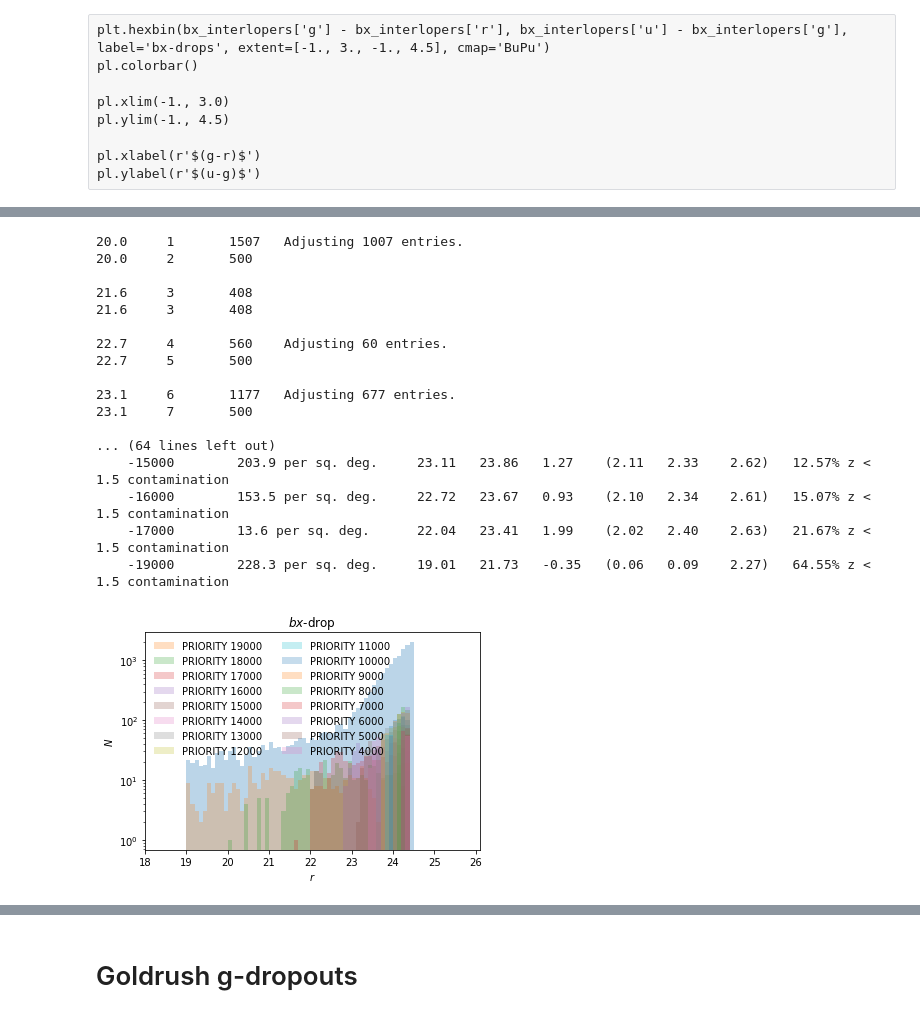
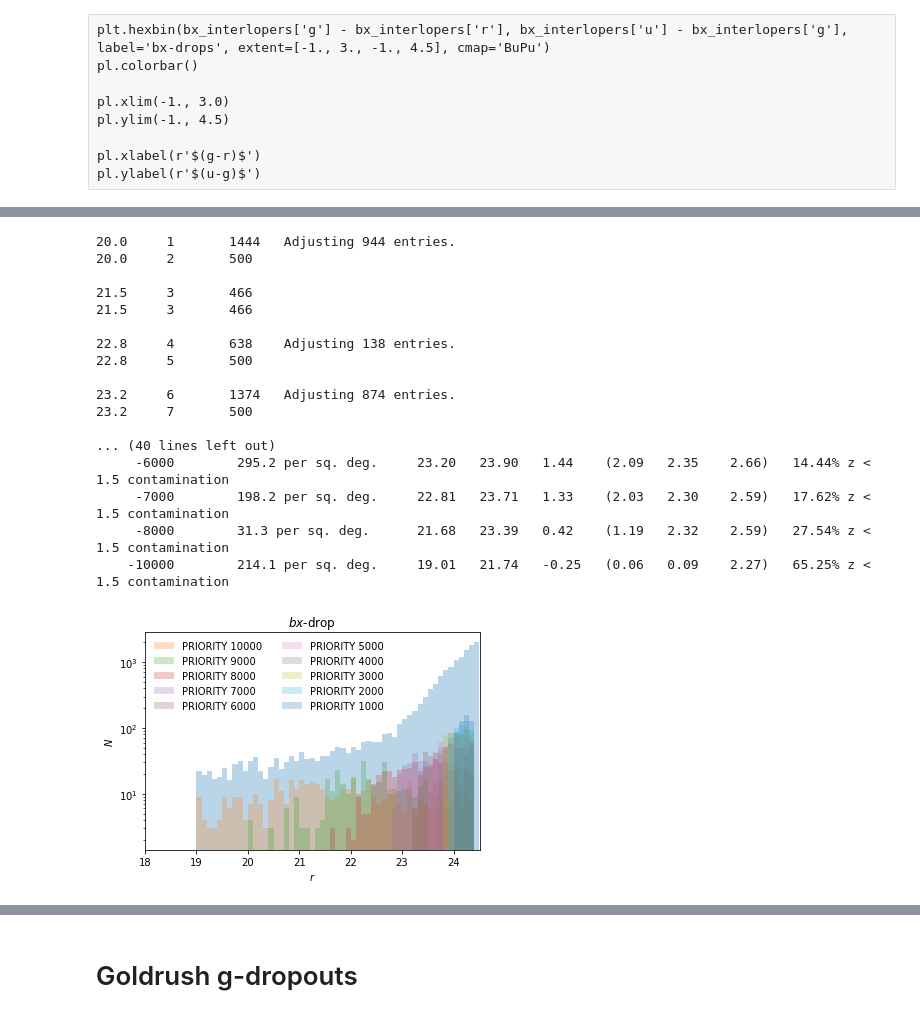
Before and after one commit to michaelJwilson/DESILBG, a Jupyter notebook: target/proposals/docs/desilbg-clauds-v9.ipynb, the cells around one changed output, grey strips where cells are left out. Saved outputs shown, nothing was run; the diff lists cells and outputs as text; code cells hidden in the pictures.

```diff
--- a/target/proposals/docs/desilbg-clauds-v9.ipynb
+++ b/target/proposals/docs/desilbg-clauds-v9.ipynb
@@ -327,5 +328,5 @@ pl.legend(frameon=False)
 # %%
-rlim_udrops = clauds[liu_udrops(clauds, band='r', magmin=19., maglim=26.)]
+rlim_udrops = clauds[liu_udrops(clauds, band='r', magmin=19., maglim=24.5)]
 # %%
 dz          = 0.05
 bins        = np.arange(0.0, 5.0, dz)
@@ -354,5 +355,5 @@ u-dropout interloper percentage of 5.429
 # %%
-def flatmagcat(maglimcat, band, maglim=26.01, debug=False):
+def flatmagcat(maglimcat, band, maglim=24.51, debug=False):
     bins       = np.arange(20., maglim, 0.1)
 
     assert  maglimcat[band].max() <= maglim
@@ -371,7 +372,7 @@ def flatmagcat(maglimcat, band, maglim=26.01, debug=False):
     if debug:
         print(magsampling)
 
-    magsampling                    = 1. / magsampling
+    magsampling                = 1. / magsampling
 
     magsampling                = np.concatenate((magsampling, np.array([0])))
 
@@ -401,7 +402,7 @@ def qa(tiers, band, area):
 
         print('{: 10d} \t {: .1f} per sq. deg. \t {:.2f} \t {:.2f} \t {:.2f} \t ({:.2f} \t {:.2f} \t {:.2f}) \t {:.2f}% z < 1.5 contamination'.format(p, c / area, magmin, meanmag, meanz, quarter, medianz, tquarter, loper_rate))
 # %%
-def reduce(start_id, inputcat, band, ttype, area, maglim=26.1, levels=10, max_inpriority=500, priority_shift=0, reprioritise=True, write=False, debug=False):
+def reduce(start_id, inputcat, band, ttype, area, maglim=24.6, levels=10, max_inpriority=500, priority_shift=0, reprioritise=True, write=False, debug=False):
     bins = np.arange(18., maglim, 0.1)
     result = pl.hist(inputcat[band], bins=bins, alpha=0.3)
     reducecat = Table(inputcat, copy=True)
@@ -447,7 +448,7 @@ def reduce(start_id, inputcat, band, ttype, area, maglim=26.1, levels=10, max_in
     print('\n-------------------------\n')
     print('{} \t {}'.format(total, len(inputcat)))
 
-    pl.xlim(18., 26.1)
+    pl.xlim(18., maglim)
 
     pl.xlabel(r'${}$'.format(band))
     pl.ylabel(r'$N$')
@@ -477,13 +478,13 @@ def reduce(start_id, inputcat, band, ttype, area, maglim=26.1, levels=10, max_in
     del tiers['ISIN']
 
     if write:
-        Path('/global/cscratch1/sd/mjwilson/DESILBG/Feb21/targets/{}drops/'.format(ttype)).mkdir(parents=True, exist_ok=True)
+        Path('/global/cscratch1/sd/mjwilson/DESILBG/Mar21/targets/{}drops/'.format(ttype)).mkdir(parents=True, exist_ok=True)
 
         upriorities = np.unique(tiers['PRIORITY'])
 
         for up in upriorities:
             ptiers  = tiers[tiers['PRIORITY'] == up]
-            ptiers.write('/global/cscratch1/sd/mjwilson/DESILBG/Feb21/targets/{}drops/{}drops-{}.fits'.format(ttype, ttype, str(up).replace('-','m')), format='fits', overwrite=True)
+            ptiers.write('/global/cscratch1/sd/mjwilson/DESILBG/Mar21/targets/{}drops/{}drops-{}.fits'.format(ttype, ttype, str(up).replace('-','m')), format='fits', overwrite=True)
 
     print('\n\n')
 
@@ -493,5 +494,5 @@ def reduce(start_id, inputcat, band, ttype, area, maglim=26.1, levels=10, max_in
 
     return tiers
 # %%
-utiers = reduce(0, rlim_udrops, 'r', 'u', area['u'], reprioritise=False, maglim=26.01, levels=19, write=True)
+utiers = reduce(0, rlim_udrops, 'r', 'u', area['u'], reprioritise=False, maglim=24.51, levels=10, write=True)
 # %% [output]
@@ -604,24 +618,24 @@ start_id
 # %%
-bxtiers = reduce(start_id, bx_clauds, 'r', 'bx', area['u'], levels=16, priority_shift=3000, maglim=24.51, reprioritise=False, debug=False, write=True)
+bxtiers = reduce(start_id, bx_clauds, 'r', 'bx', area['u'], levels=10, priority_shift=0, maglim=24.51, reprioritise=False, debug=False, write=True)
 # %% [output]
-20.0     1       1507   Adjusting 1007 entries.
+20.0     1       1444   Adjusting 944 entries.
 20.0     2       500
 
-21.6     3       408
-21.6     3       408
+21.5     3       466
+21.5     3       466
 
-22.7     4       560    Adjusting 60 entries.
-22.7     5       500
+22.8     4       638    Adjusting 138 entries.
+22.8     5       500
 
-23.1     6       1177   Adjusting 677 entries.
-23.1     7       500
+23.2     6       1374   Adjusting 874 entries.
+23.2     7       500
 
-... (64 lines left out)
-    -15000        203.9 per sq. deg.     23.11   23.86   1.27    (2.11   2.33    2.62)   12.57% z < 1.5 contamination
-    -16000        153.5 per sq. deg.     22.72   23.67   0.93    (2.10   2.34    2.61)   15.07% z < 1.5 contamination
-    -17000        13.6 per sq. deg.      22.04   23.41   1.99    (2.02   2.40    2.63)   21.67% z < 1.5 contamination
-    -19000        228.3 per sq. deg.     19.01   21.73   -0.35   (0.06   0.09    2.27)   64.55% z < 1.5 contamination
+... (40 lines left out)
+     -6000        295.2 per sq. deg.     23.20   23.90   1.44    (2.09   2.35    2.66)   14.44% z < 1.5 contamination
+     -7000        198.2 per sq. deg.     22.81   23.71   1.33    (2.03   2.30    2.59)   17.62% z < 1.5 contamination
+     -8000        31.3 per sq. deg.      21.68   23.39   0.42    (1.19   2.32    2.59)   27.54% z < 1.5 contamination
+    -10000        214.1 per sq. deg.     19.01   21.74   -0.25   (0.06   0.09    2.27)   65.25% z < 1.5 contamination
-[figure, old version]
+[figure, new version]
 # %%
 bxtiers[bxtiers['PRIORITY'] >= 0]
 # %% [output]
```
Also changed, not shown: parts of 41 cells of this notebook, 7 other files.
